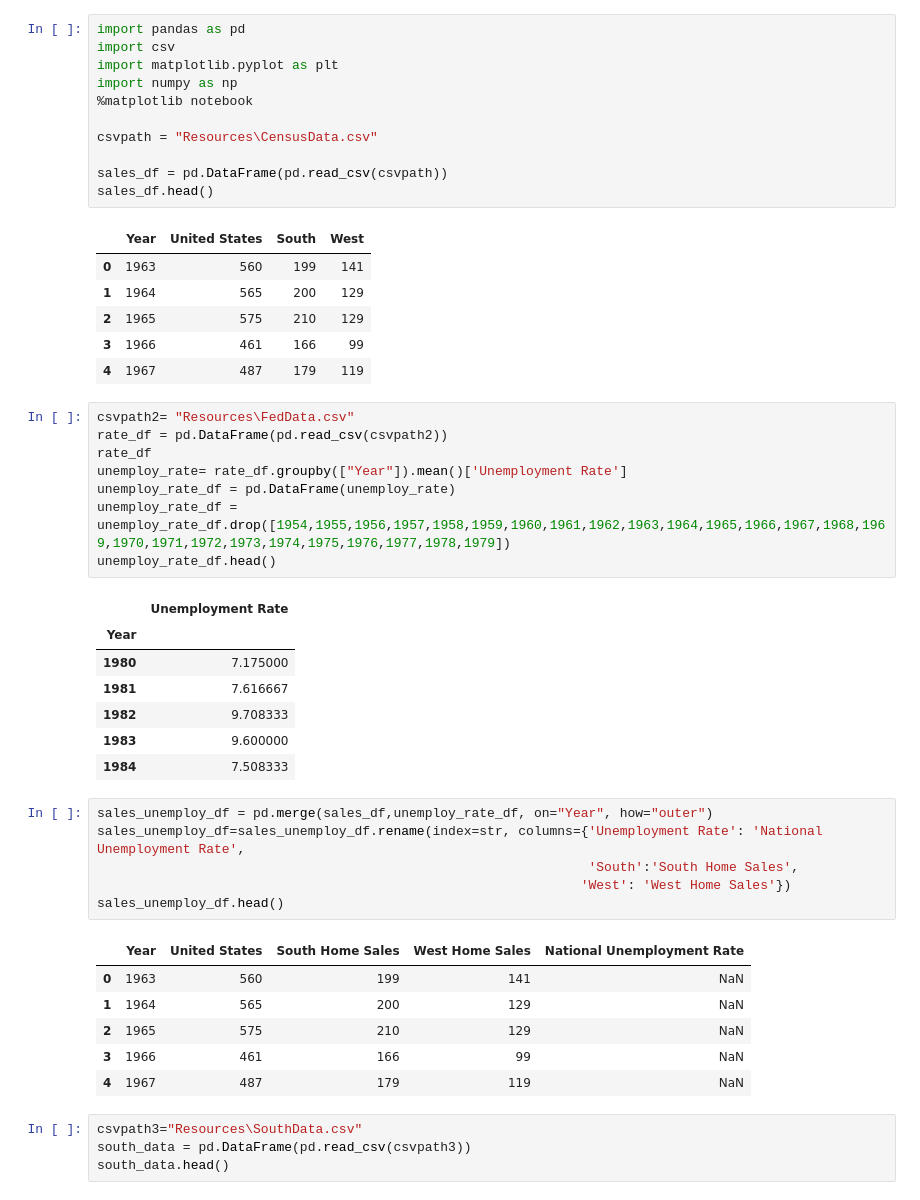
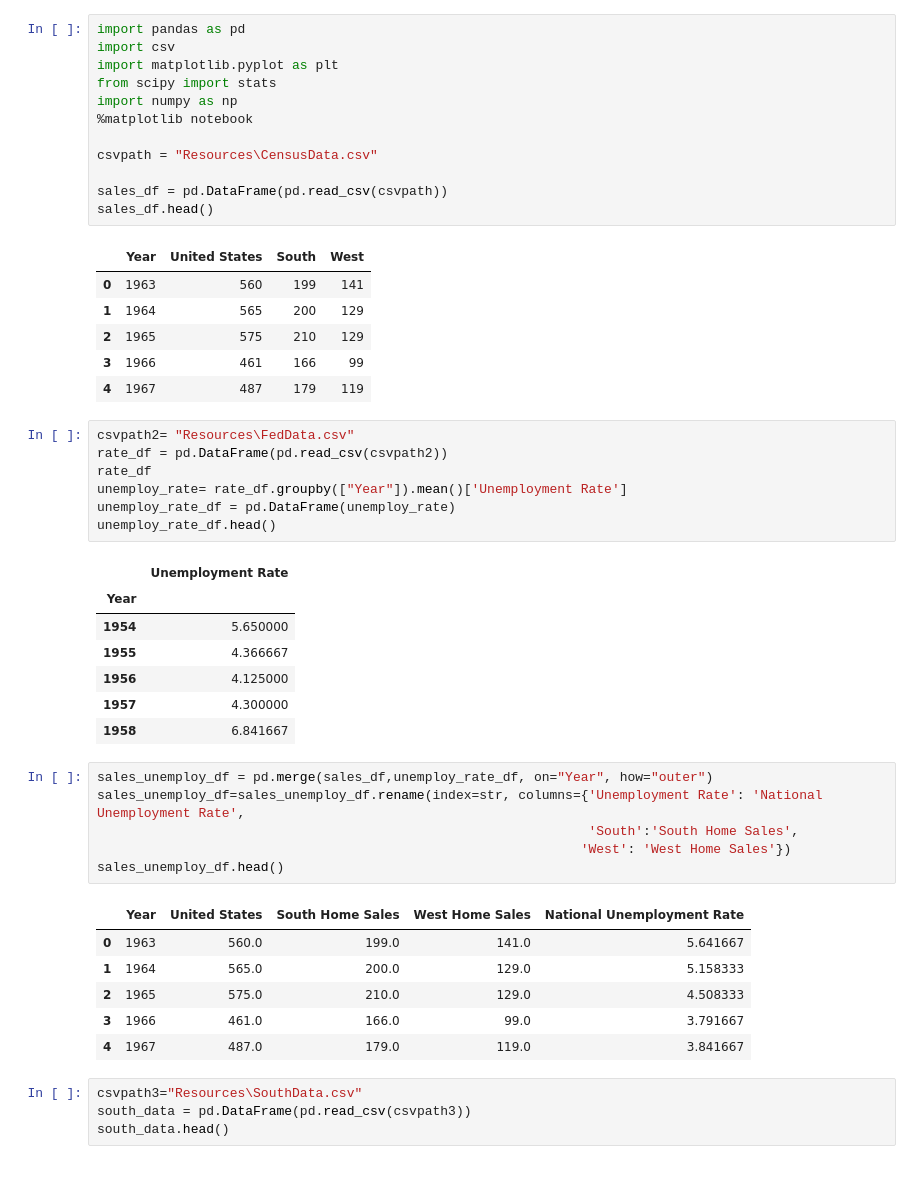
Before and after one commit to CarlosCocuy/ProjectRepo, a Jupyter notebook: data_cleaning.ipynb, the cells around one changed output. Cells and saved outputs as stored; diff of their text form.

```diff
--- a/data_cleaning.ipynb
+++ b/data_cleaning.ipynb
@@ -2,6 +2,7 @@
 import pandas as pd
 import csv
 import matplotlib.pyplot as plt
+from scipy import stats
 import numpy as np
 %matplotlib notebook
 
@@ -19,19 +20,18 @@ sales_df.head()
 # %%
 csvpath2= "Resources\FedData.csv"
 rate_df = pd.DataFrame(pd.read_csv(csvpath2))
 rate_df
 unemploy_rate= rate_df.groupby(["Year"]).mean()['Unemployment Rate']
 unemploy_rate_df = pd.DataFrame(unemploy_rate)
-unemploy_rate_df = unemploy_rate_df.drop([1954,1955,1956,1957,1958,1959,1960,1961,1962,1963,1964,1965,1966,1967,1968,1969,1970,1971,1972,1973,1974,1975,1976,1977,1978,1979])
 unemploy_rate_df.head()
 # %% [output]
 |  | Unemployment Rate |
 | Year |  |
-| 1980 | 7.175000 |
-| 1981 | 7.616667 |
-| 1982 | 9.708333 |
-| 1983 | 9.600000 |
-| 1984 | 7.508333 |
+| 1954 | 5.650000 |
+| 1955 | 4.366667 |
+| 1956 | 4.125000 |
+| 1957 | 4.300000 |
+| 1958 | 6.841667 |
 # %%
 sales_unemploy_df = pd.merge(sales_df,unemploy_rate_df, on="Year", how="outer")
 sales_unemploy_df=sales_unemploy_df.rename(index=str, columns={'Unemployment Rate': 'National Unemployment Rate',
@@ -40,11 +40,11 @@ sales_unemploy_df=sales_unemploy_df.rename(index=str, columns={'Unemployment Rat
 sales_unemploy_df.head()
 # %% [output]
 |  | Year | United States | South Home Sales | West Home Sales | National Unemployment Rate |
-| 0 | 1963 | 560 | 199 | 141 | NaN |
-| 1 | 1964 | 565 | 200 | 129 | NaN |
-| 2 | 1965 | 575 | 210 | 129 | NaN |
-| 3 | 1966 | 461 | 166 | 99 | NaN |
-| 4 | 1967 | 487 | 179 | 119 | NaN |
+| 0 | 1963 | 560.0 | 199.0 | 141.0 | 5.641667 |
+| 1 | 1964 | 565.0 | 200.0 | 129.0 | 5.158333 |
+| 2 | 1965 | 575.0 | 210.0 | 129.0 | 4.508333 |
+| 3 | 1966 | 461.0 | 166.0 | 99.0 | 3.791667 |
+| 4 | 1967 | 487.0 | 179.0 | 119.0 | 3.841667 |
 # %%
 csvpath3="Resources\SouthData.csv"
 south_data = pd.DataFrame(pd.read_csv(csvpath3))
```
Also changed, not shown: parts of 8 cells of this notebook, 1 other file.
